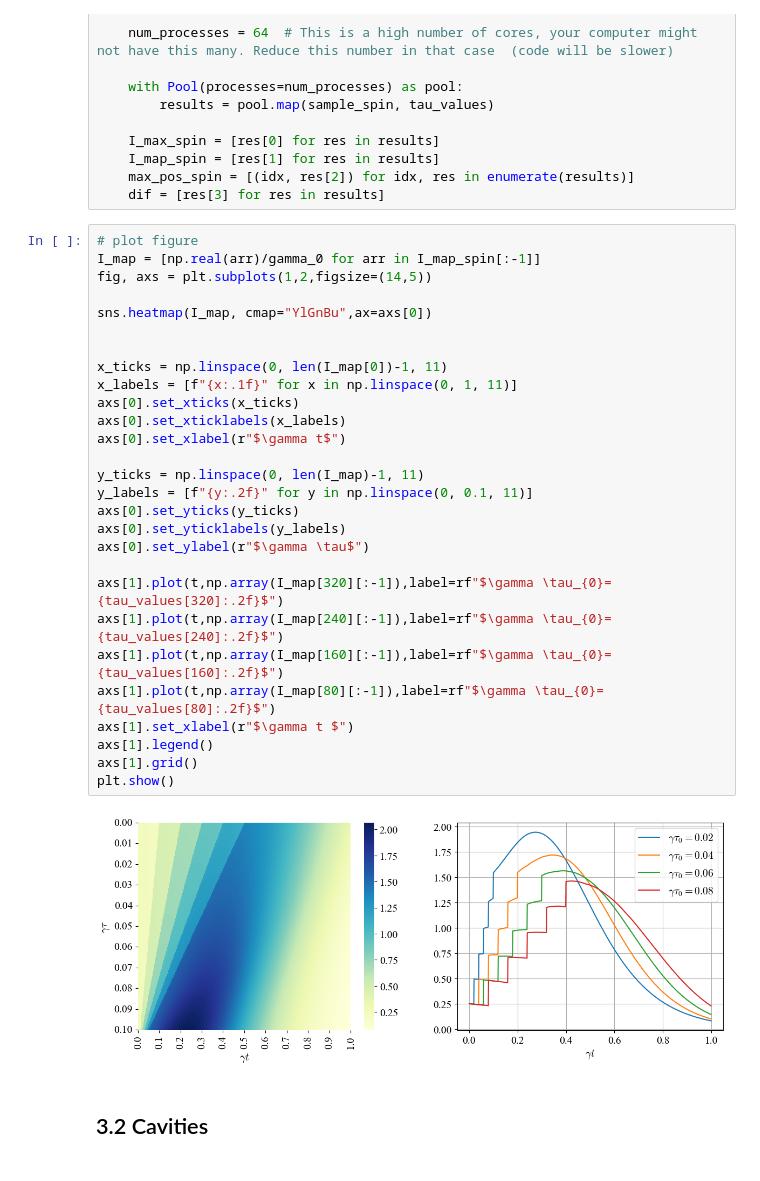
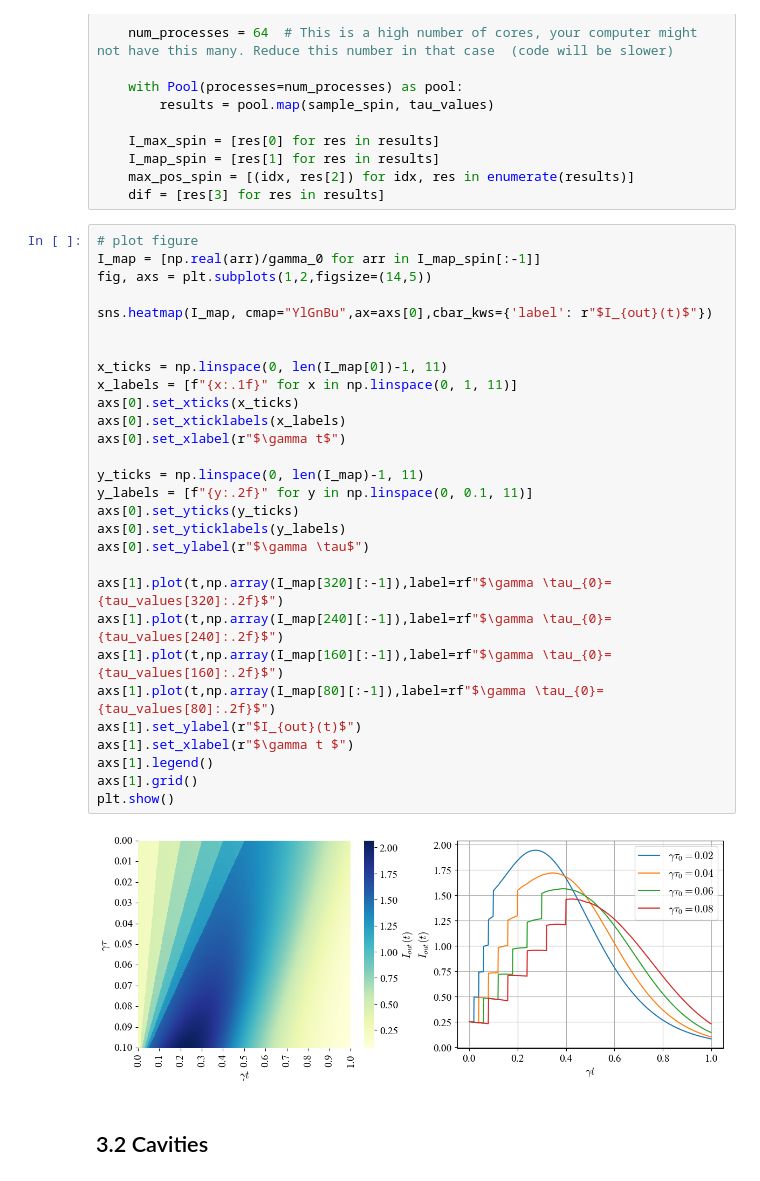
Before and after one commit to Taitoos2/Heisenber_Langevin_Delayed_Equations, a Jupyter notebook: Article_notebook.ipynb, the cells around one changed output. Saved outputs shown, nothing was run; the diff lists cells and outputs as text.

Commit message:
added axis labels + other details

```diff
--- a/Article_notebook.ipynb
+++ b/Article_notebook.ipynb
@@ -288,33 +304,34 @@ if __name__ == "__main__":  # avoids problems in Windows/Mac !
 # %%
 # plot figure
 I_map = [np.real(arr)/gamma_0 for arr in I_map_spin[:-1]]
 fig, axs = plt.subplots(1,2,figsize=(14,5))
 
-sns.heatmap(I_map, cmap="YlGnBu",ax=axs[0])
+sns.heatmap(I_map, cmap="YlGnBu",ax=axs[0],cbar_kws={'label': r"$I_{out}(t)$"})
 
 
 x_ticks = np.linspace(0, len(I_map[0])-1, 11)
 x_labels = [f"{x:.1f}" for x in np.linspace(0, 1, 11)]
 axs[0].set_xticks(x_ticks)
 axs[0].set_xticklabels(x_labels)
 axs[0].set_xlabel(r"$\gamma t$")
 
 y_ticks = np.linspace(0, len(I_map)-1, 11)
 y_labels = [f"{y:.2f}" for y in np.linspace(0, 0.1, 11)]
 axs[0].set_yticks(y_ticks)
 axs[0].set_yticklabels(y_labels)
 axs[0].set_ylabel(r"$\gamma \tau$")
 
 axs[1].plot(t,np.array(I_map[320][:-1]),label=rf"$\gamma \tau_{0}={tau_values[320]:.2f}$")
 axs[1].plot(t,np.array(I_map[240][:-1]),label=rf"$\gamma \tau_{0}={tau_values[240]:.2f}$")
 axs[1].plot(t,np.array(I_map[160][:-1]),label=rf"$\gamma \tau_{0}={tau_values[160]:.2f}$")
 axs[1].plot(t,np.array(I_map[80][:-1]),label=rf"$\gamma \tau_{0}={tau_values[80]:.2f}$")
+axs[1].set_ylabel(r"$I_{out}(t)$")
 axs[1].set_xlabel(r"$\gamma t $")
 axs[1].legend()
 axs[1].grid()
 plt.show()
 # %% [output]
-[figure, old version]
+[figure, new version]
 # %% [markdown]
 ## 3.2 Cavities
 # %%
```
Also changed, not shown: parts of 9 cells of this notebook.
